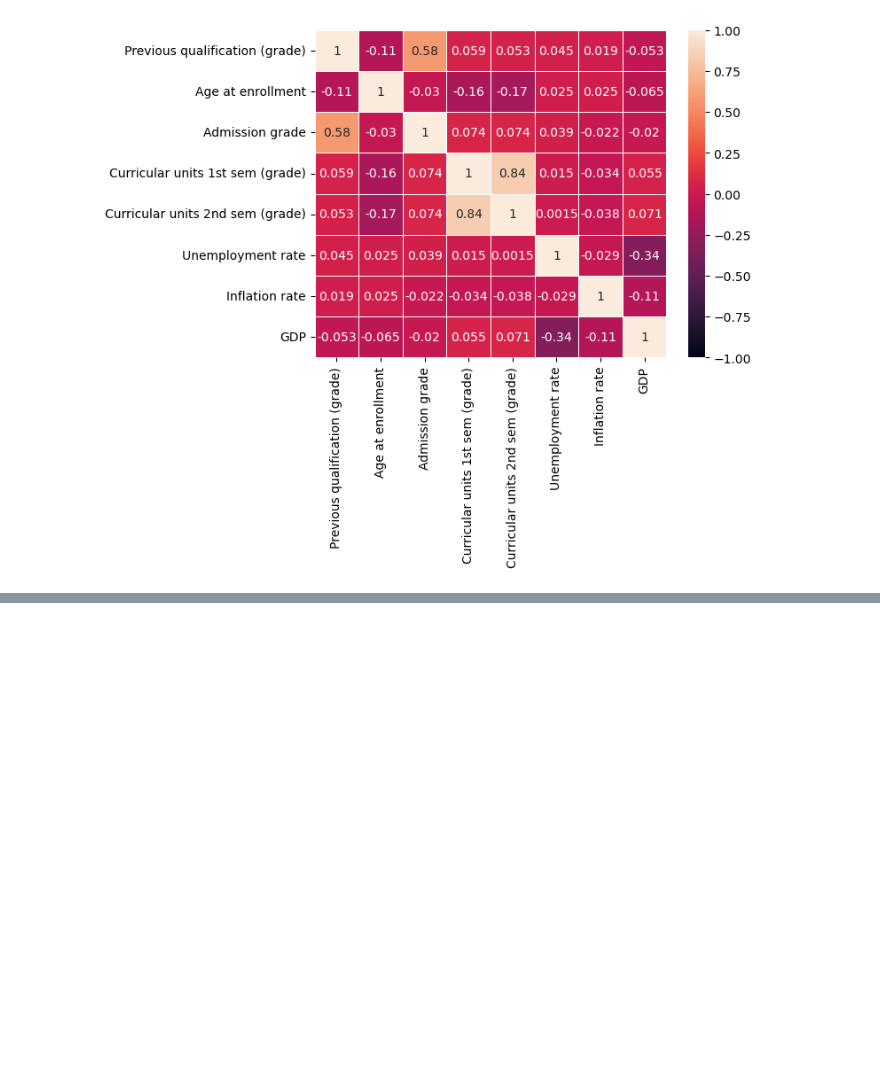
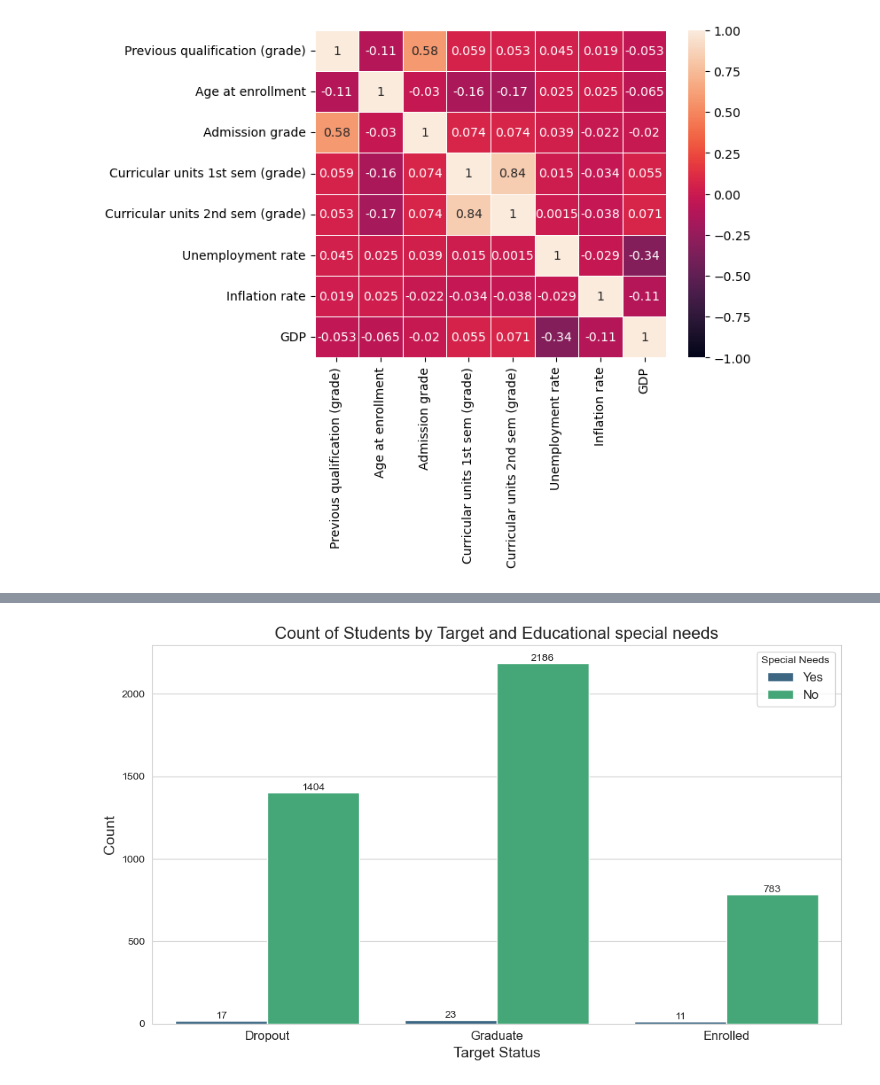
Before and after one commit to KaterynaTekmenzhi/CapstoneProject2025, a Jupyter notebook: Student_EDA_Cleaning.ipynb, the cells around one changed output, grey strips where cells are left out. Cells and saved outputs as stored; diff of their text form; code cells hidden in the pictures; blank space fills up the shorter version.

```diff
--- a/Student_EDA_Cleaning.ipynb
+++ b/Student_EDA_Cleaning.ipynb
@@ -110,0 +167,27 @@ sns.heatmap(correlations, annot=True, vmin=-1, vmax=1, linewidth=.5)
+# %%
+# Set up the plot style
+plt.figure(figsize=(10, 6))
+sns.set_style("whitegrid")
+
+# Create the count plot (histogram)
+ax = sns.countplot(x='Target', hue='Educational special needs', data=student_data, palette='viridis',
+                   hue_order=[1, 0])
+
+# Add labels and title
+plt.title('Count of Students by Target and Educational special needs', fontsize=16)
+plt.xlabel('Target Status', fontsize=14)
+plt.ylabel('Count', fontsize=14)
+plt.xticks(rotation=0, fontsize=12)
+handles, _ = ax.get_legend_handles_labels()
+ax.legend(handles, ['Yes', 'No'], title='Special Needs', fontsize=12)
+# Add count labels on top of each bar
+for container in ax.containers:
+    ax.bar_label(container, fontsize=10)
+
+# Adjust layout
+plt.tight_layout()
+
+# Show the plot
+plt.show()
+# %% [output]
+[figure, added]
```
Also changed, not shown: parts of 11 cells of this notebook.
